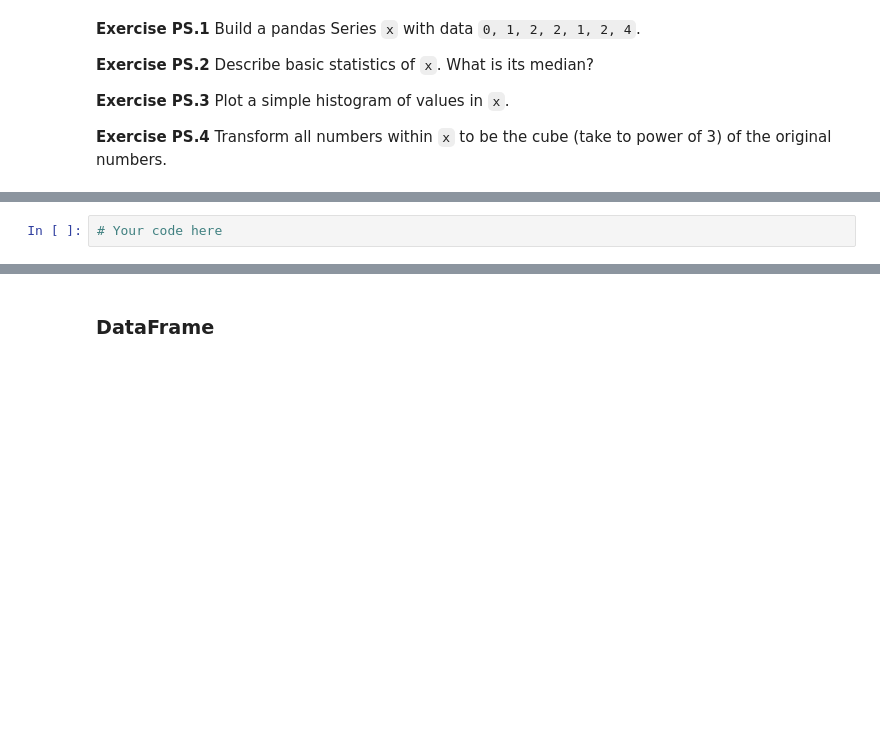
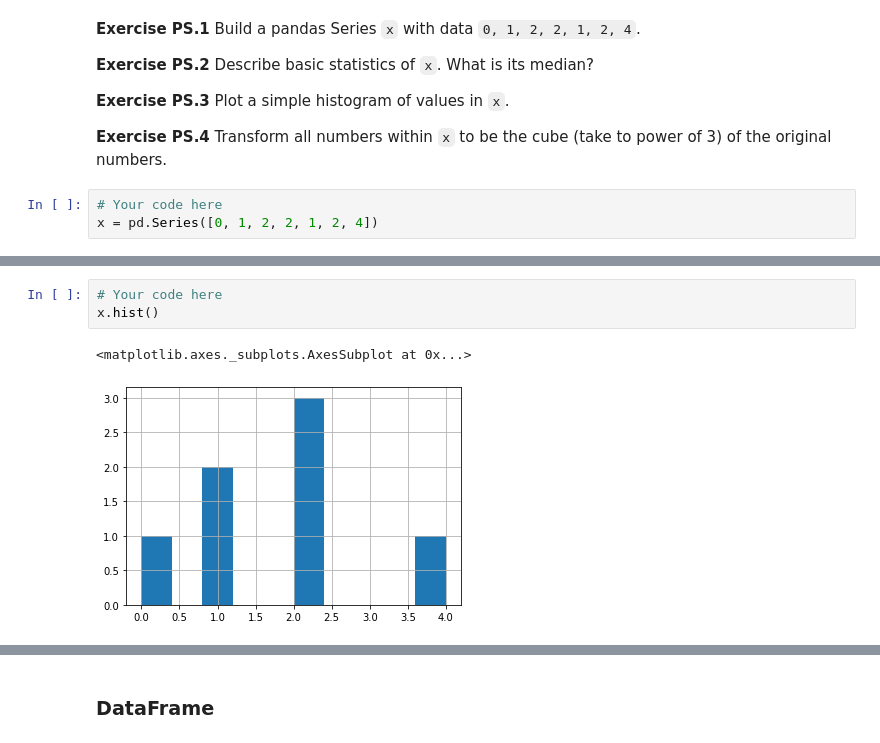
Before and after one commit to tualim/CT526-programing-algorithm, a Jupyter notebook: Python_2_65130495.ipynb, the cells around one changed output, grey strips where cells are left out. Cells and saved outputs as stored; diff of their text form; blank space fills up the shorter version.

```diff
--- a/Python_2_65130495.ipynb
+++ b/Python_2_65130495.ipynb
@@ -564,5 +613,8 @@ dtype: int64
 **Exercise PS.3** Plot a simple histogram of values in `x`.
 
 **Exercise PS.4** Transform all numbers within `x` to be the cube (take to power of 3) of the original numbers.
+# %%
+# Your code here
+x = pd.Series([0, 1, 2, 2, 1, 2, 4])
 # %%
 # Your code here
@@ -569,4 +632,8 @@ dtype: int64
 # %%
 # Your code here
+x.hist()
+# %% [output]
+<matplotlib.axes._subplots.AxesSubplot at 0x...>
+[figure, added]
 # %%
 # Your code here
```
Also changed, not shown: parts of 24 cells of this notebook.
